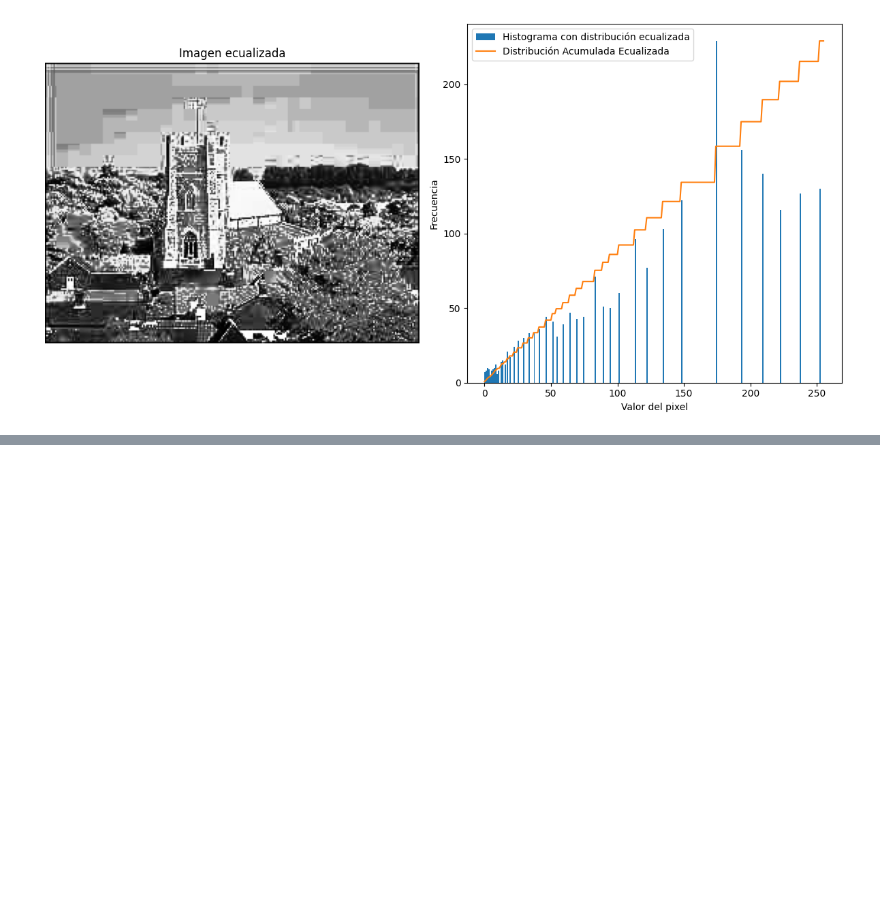
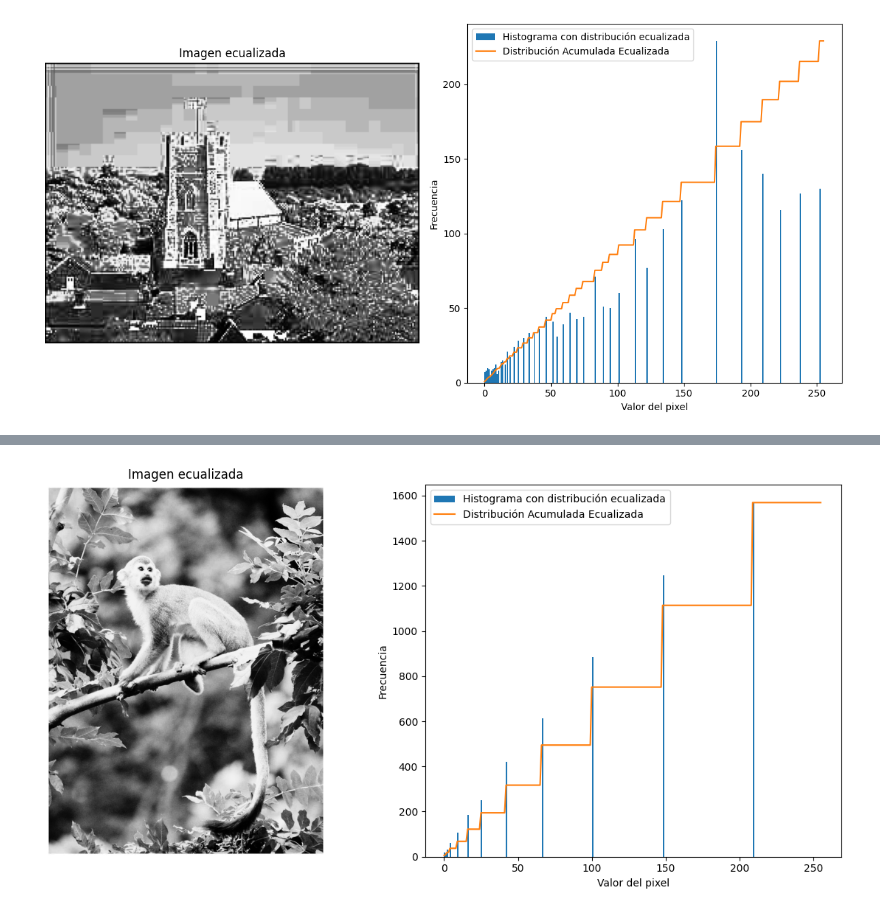
Before and after one commit to MGonza20/Lista01_vc_uvg, a Jupyter notebook: notebook.ipynb, the cells around one changed output, grey strips where cells are left out. Drawn from its saved outputs; the diff is of its cells as text; code cells hidden in the pictures; blank space fills up the shorter version.

```diff
--- a/notebook.ipynb
+++ b/notebook.ipynb
@@ -106,0 +121,4 @@ plot_eq(img_escala_grises, True)
+# %%
+plot_eq(img_escala_grises, True)
+# %% [output]
+[figure, added]
```
Also changed, not shown: parts of 6 cells of this notebook, 3 other files.
